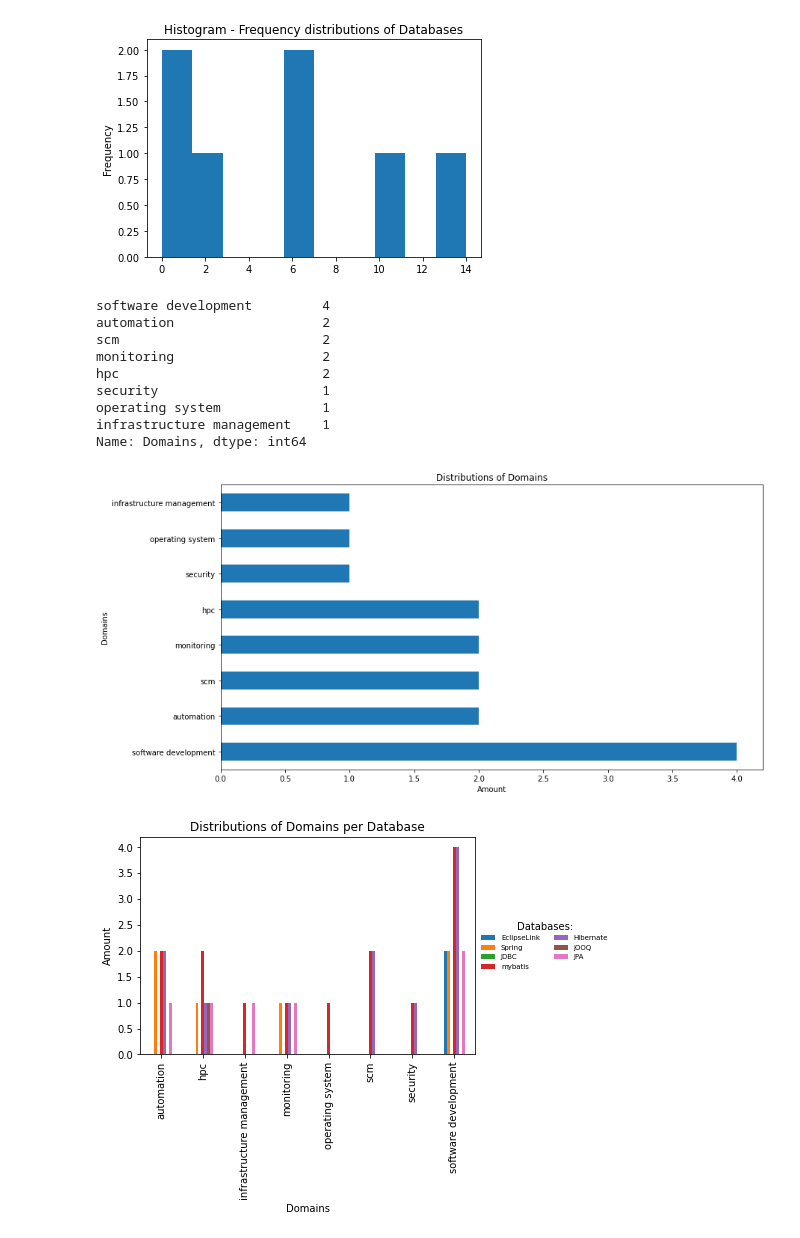
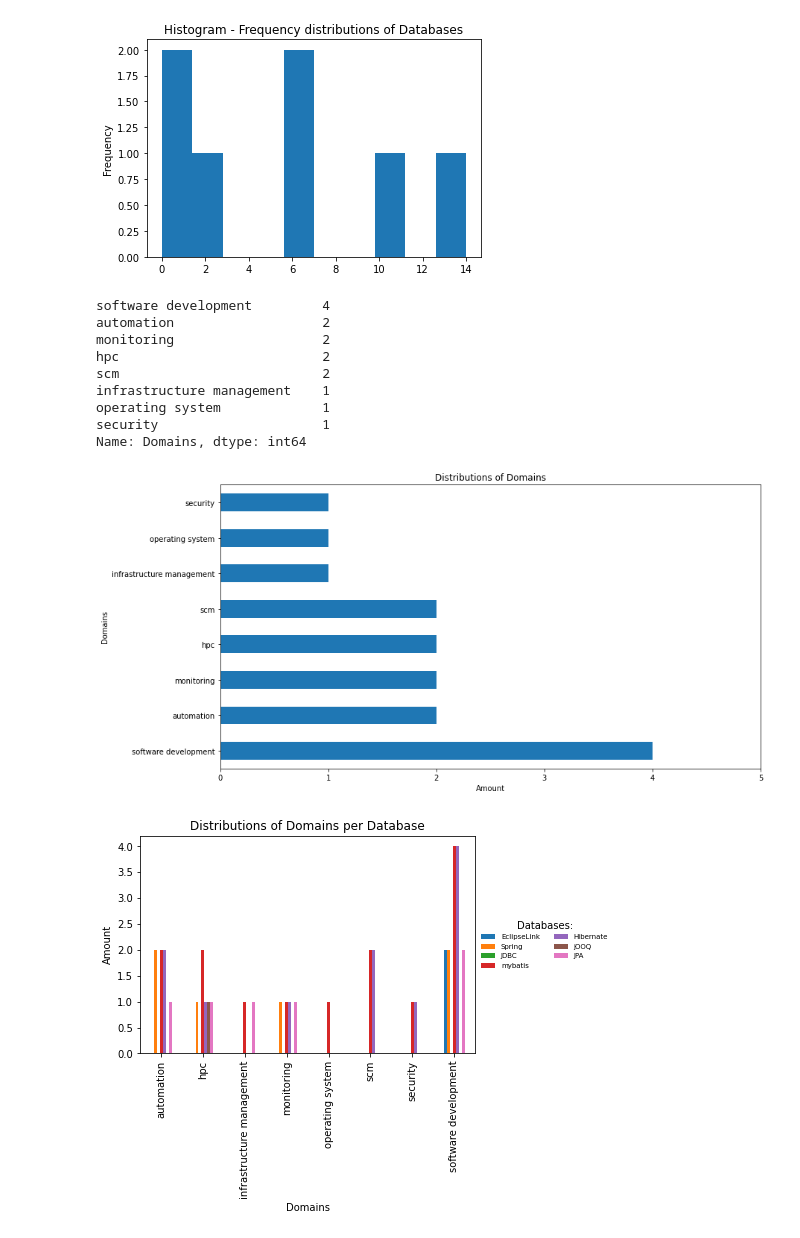
Before and after one commit to gems-uff/db-mining, a Jupyter notebook: src/characterization.ipynb, the cells around one changed output. Saved outputs shown, nothing was run; the diff lists cells and outputs as text; code cells hidden in the pictures.

```diff
--- a/src/characterization.ipynb
+++ b/src/characterization.ipynb
@@ -5,9 +5,9 @@ import matplotlib.pyplot as plt
 import os
 # %%
 from util import RESOURCE_DIR
-type_characterization = ['database', 'implementation']
-CHARACTERIZATION_FILE_PATH = RESOURCE_DIR + os.sep + type_characterization[0] + '.xlsx'
-df = pd.read_excel(CHARACTERIZATION_FILE_PATH, keep_default_na=False)
+type_characterization = ['database.xlsx', 'implementation.xlsx']
+CHARACTERIZATION_FILE_PATH = RESOURCE_DIR + os.sep + type_characterization[1]
+df = pd.read_excel(CHARACTERIZATION_FILE_PATH, engine = 'openpyxl')
 len(df)
 df.head()
 # %% [output]
@@ -56,21 +46,22 @@ df.Domains.value_counts()
 # %% [output]
 software development         4
 automation                   2
-scm                          2
 monitoring                   2
 hpc                          2
+scm                          2
+infrastructure management    1
+operating system             1
 security                     1
-operating system             1
-infrastructure management    1
 Name: Domains, dtype: int64
 # %%
 plt.figure(figsize=(13,7))
 df.Domains.value_counts().plot(kind='barh', title = 'Distributions of Domains')
+plt.xlim(0,5)
 plt.xlabel("Amount")
 plt.ylabel("Domains")
 plt.show()
 # %% [output]
-[figure, old version]
+[figure, new version]
 # %%
 df.groupby(df.Domains).sum().plot(kind='bar')
 plt.legend(title = "Databases:", frameon=False, ncol=2, prop={'size': 7}, loc='center left', bbox_to_anchor=(1, 0.5))
```
Also changed, not shown: parts of 3 cells of this notebook, 1 other file.
